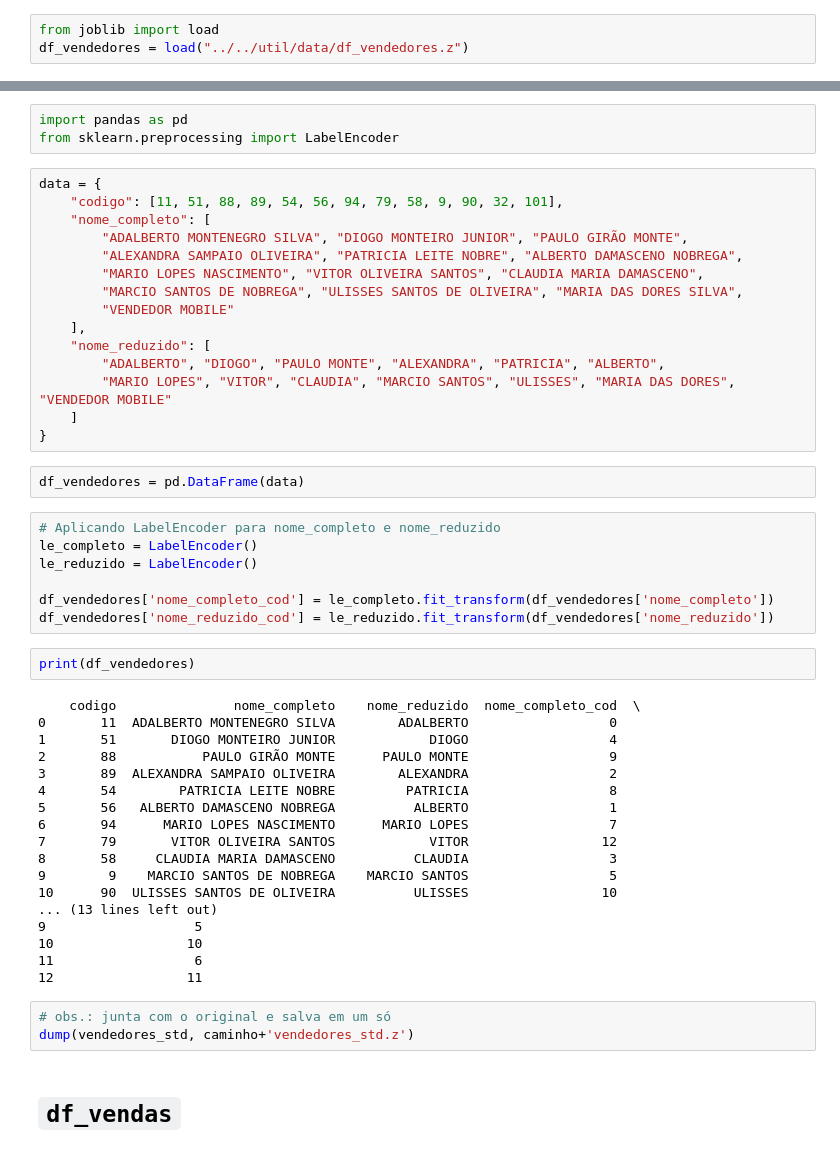
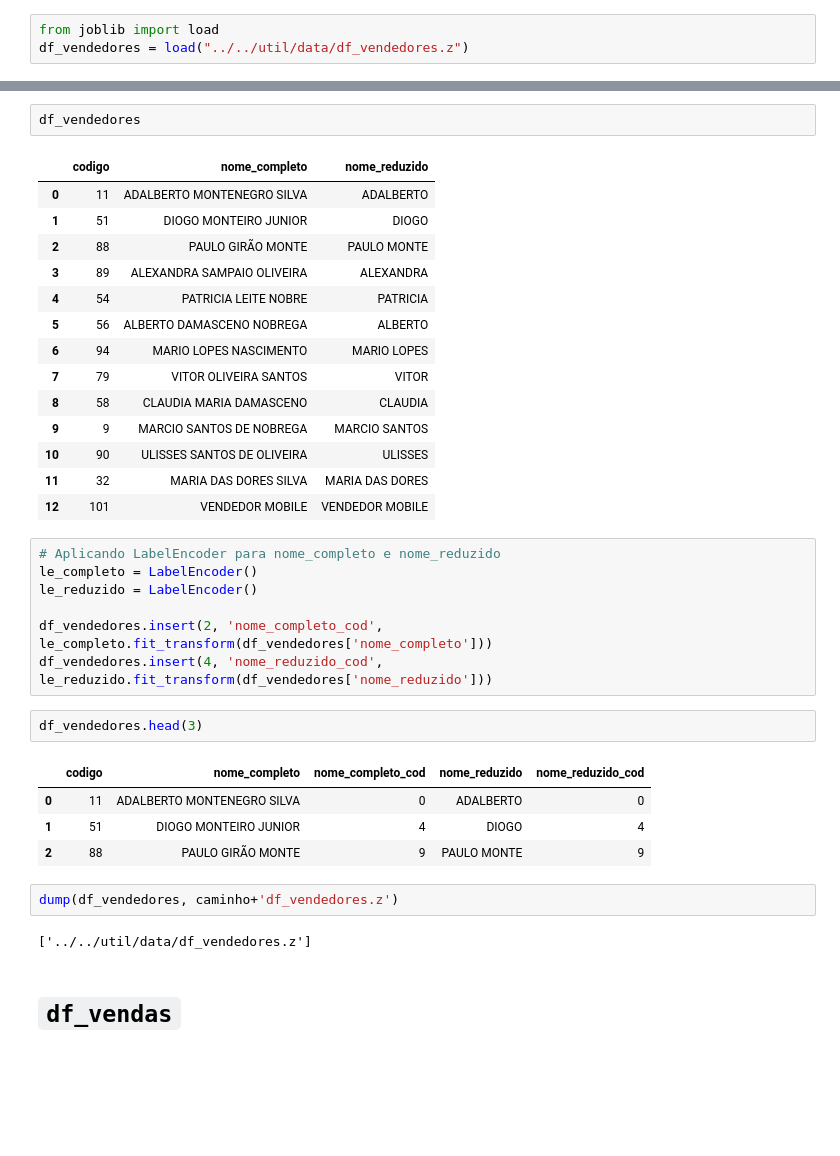
Before and after one commit to iambel/clustering, a Jupyter notebook: data science/isabel/padronizar_normalizar.ipynb, the cells around one changed output, grey strips where cells are left out. Cells and saved outputs as stored; diff of their text form; blank space fills up the shorter version.

```diff
--- a/data science/isabel/padronizar_normalizar.ipynb
+++ b/data science/isabel/padronizar_normalizar.ipynb
@@ -137,53 +138,38 @@ None
-# %%
-import pandas as pd
-from sklearn.preprocessing import LabelEncoder
-# %%
-data = {
-    "codigo": [11, 51, 88, 89, 54, 56, 94, 79, 58, 9, 90, 32, 101],
-    "nome_completo": [
-        "ADALBERTO MONTENEGRO SILVA", "DIOGO MONTEIRO JUNIOR", "PAULO GIRÃO MONTE",
-        "ALEXANDRA SAMPAIO OLIVEIRA", "PATRICIA LEITE NOBRE", "ALBERTO DAMASCENO NOBREGA",
-        "MARIO LOPES NASCIMENTO", "VITOR OLIVEIRA SANTOS", "CLAUDIA MARIA DAMASCENO",
-        "MARCIO SANTOS DE NOBREGA", "ULISSES SANTOS DE OLIVEIRA", "MARIA DAS DORES SILVA",
-        "VENDEDOR MOBILE"
-    ],
-    "nome_reduzido": [
-        "ADALBERTO", "DIOGO", "PAULO MONTE", "ALEXANDRA", "PATRICIA", "ALBERTO",
-        "MARIO LOPES", "VITOR", "CLAUDIA", "MARCIO SANTOS", "ULISSES", "MARIA DAS DORES", "VENDEDOR MOBILE"
-    ]
-}
-# %%
-df_vendedores = pd.DataFrame(data)
+# %%
+df_vendedores
+# %% [output]
+|  | codigo | nome_completo | nome_reduzido |
+| 0 | 11 | ADALBERTO MONTENEGRO SILVA | ADALBERTO |
+| 1 | 51 | DIOGO MONTEIRO JUNIOR | DIOGO |
+| 2 | 88 | PAULO GIRÃO MONTE | PAULO MONTE |
+| 3 | 89 | ALEXANDRA SAMPAIO OLIVEIRA | ALEXANDRA |
+| 4 | 54 | PATRICIA LEITE NOBRE | PATRICIA |
+| 5 | 56 | ALBERTO DAMASCENO NOBREGA | ALBERTO |
+| 6 | 94 | MARIO LOPES NASCIMENTO | MARIO LOPES |
+| 7 | 79 | VITOR OLIVEIRA SANTOS | VITOR |
+| 8 | 58 | CLAUDIA MARIA DAMASCENO | CLAUDIA |
+| 9 | 9 | MARCIO SANTOS DE NOBREGA | MARCIO SANTOS |
+| 10 | 90 | ULISSES SANTOS DE OLIVEIRA | ULISSES |
+| 11 | 32 | MARIA DAS DORES SILVA | MARIA DAS DORES |
+| 12 | 101 | VENDEDOR MOBILE | VENDEDOR MOBILE |
 # %%
 # Aplicando LabelEncoder para nome_completo e nome_reduzido
 le_completo = LabelEncoder()
 le_reduzido = LabelEncoder()
 
-df_vendedores['nome_completo_cod'] = le_completo.fit_transform(df_vendedores['nome_completo'])
-df_vendedores['nome_reduzido_cod'] = le_reduzido.fit_transform(df_vendedores['nome_reduzido'])
+df_vendedores.insert(2, 'nome_completo_cod', le_completo.fit_transform(df_vendedores['nome_completo']))
+df_vendedores.insert(4, 'nome_reduzido_cod', le_reduzido.fit_transform(df_vendedores['nome_reduzido']))
 # %%
-print(df_vendedores)
+df_vendedores.head(3)
 # %% [output]
-    codigo               nome_completo    nome_reduzido  nome_completo_cod  \
-0       11  ADALBERTO MONTENEGRO SILVA        ADALBERTO                  0
-1       51       DIOGO MONTEIRO JUNIOR            DIOGO                  4
-2       88           PAULO GIRÃO MONTE      PAULO MONTE                  9
-3       89  ALEXANDRA SAMPAIO OLIVEIRA        ALEXANDRA                  2
-4       54        PATRICIA LEITE NOBRE         PATRICIA                  8
-5       56   ALBERTO DAMASCENO NOBREGA          ALBERTO                  1
-6       94      MARIO LOPES NASCIMENTO      MARIO LOPES                  7
-7       79       VITOR OLIVEIRA SANTOS            VITOR                 12
-8       58     CLAUDIA MARIA DAMASCENO          CLAUDIA                  3
-9        9    MARCIO SANTOS DE NOBREGA    MARCIO SANTOS                  5
-10      90  ULISSES SANTOS DE OLIVEIRA          ULISSES                 10
-... (13 lines left out)
-9                   5
-10                 10
-11                  6
-12                 11
+|  | codigo | nome_completo | nome_completo_cod | nome_reduzido | nome_reduzido_cod |
+| 0 | 11 | ADALBERTO MONTENEGRO SILVA | 0 | ADALBERTO | 0 |
+| 1 | 51 | DIOGO MONTEIRO JUNIOR | 4 | DIOGO | 4 |
+| 2 | 88 | PAULO GIRÃO MONTE | 9 | PAULO MONTE | 9 |
 # %%
-# obs.: junta com o original e salva em um só
-dump(vendedores_std, caminho+'vendedores_std.z')
+dump(df_vendedores, caminho+'df_vendedores.z')
+# %% [output]
+['../../util/data/df_vendedores.z']
 # %% [markdown]
 # `df_vendas`
 # %%
```
Also changed, not shown: parts of 22 cells of this notebook.
